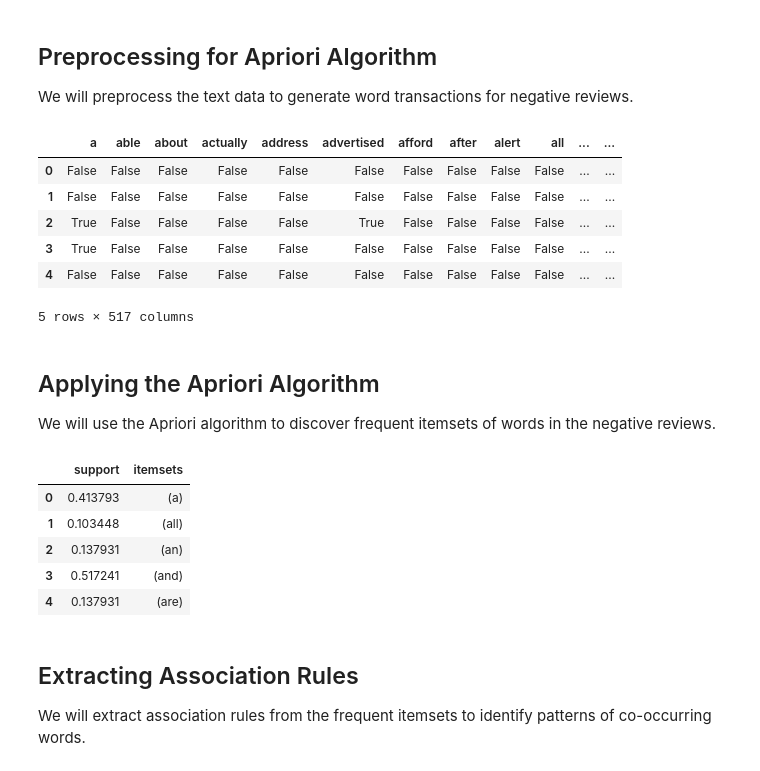
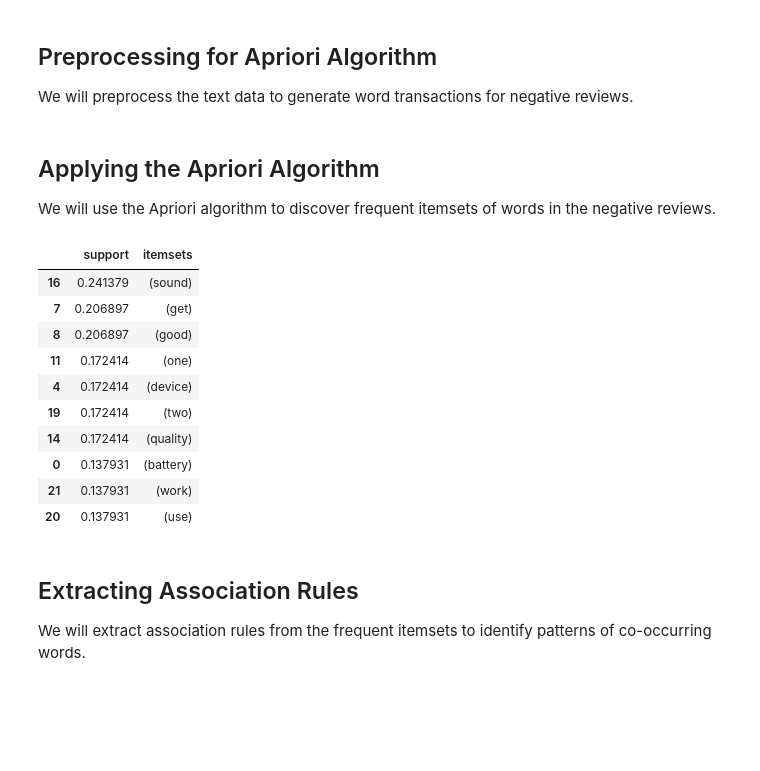
Before and after one commit to ucsd-nlp-mgta415/mgta415-nlp-demo, a Jupyter notebook: notebooks/session2_amazon_reviews_topics.ipynb, the cells around one changed output. Cells and saved outputs as stored; diff of their text form; code cells hidden in the pictures; blank space fills up the shorter version.

```diff
--- a/notebooks/session2_amazon_reviews_topics.ipynb
+++ b/notebooks/session2_amazon_reviews_topics.ipynb
@@ -477,31 +517,33 @@ We will preprocess the text data to generate word transactions for negative revi
 from mlxtend.preprocessing import TransactionEncoder
 from mlxtend.frequent_patterns import apriori
 
-# Function to tokenize text into a list of words
-def tokenize(text):
-    return text.split()
+# Vectorize the text data using TF-IDF
+vectorizer = TfidfVectorizer(max_features=5000)
+X_tfidf = vectorizer.fit_transform(df['cleaned_review'])
 
-# Separate negative reviews
-negative_reviews = df[df['sentiment'] == 0]['cleaned_review']
+# Get feature names (words)
+feature_names = vectorizer.get_feature_names_out()
 
-# Tokenize the negative reviews
-negative_reviews_tokens = negative_reviews.apply(tokenize)
+# Function to get top n words based on TF-IDF scores
+def get_top_n_words(tfidf_matrix, feature_names, top_n):
+    top_words = []
+    for i in range(tfidf_matrix.shape[0]):
+        row = tfidf_matrix.getrow(i)
+        sorted_indices = np.argsort(row.data)[-top_n:]
+        top_words.append([feature_names[idx] for idx in row.indices[sorted_indices]])
+    return top_words
 
-# Convert the tokenized reviews into a format suitable for the Apriori algorithm
+# Get top n words for each review
+top_n = 50  # You can adjust this number
+top_words_per_review = get_top_n_words(X_tfidf, feature_names, top_n)
+
+# Separate top words for negative reviews
+negative_reviews_top_words = [top_words for i, top_words in enumerate(top_words_per_review) if df.iloc[i]['sentiment'] == 0]
+
+# Convert the top words of negative reviews into a format suitable for the Apriori algorithm
 te = TransactionEncoder()
-te_ary = te.fit(negative_reviews_tokens).transform(negative_reviews_tokens)
+te_ary = te.fit(negative_reviews_top_words).transform(negative_reviews_top_words)
 negative_reviews_df = pd.DataFrame(te_ary, columns=te.columns_)
-
-# Display the first few rows of the transactions dataframe
-negative_reviews_df.head()
-# %% [output]
-|  | a | able | about | actually | address | advertised | afford | after | alert | all | ... | ... |
-| 0 | False | False | False | False | False | False | False | False | False | False | ... | ... |
-| 1 | False | False | False | False | False | False | False | False | False | False | ... | ... |
-| 2 | True | False | False | False | False | True | False | False | False | False | ... | ... |
-| 3 | True | False | False | False | False | False | False | False | False | False | ... | ... |
-| 4 | False | False | False | False | False | False | False | False | False | False | ... | ... |
-5 rows × 517 columns
 # %% [markdown]
 ## Applying the Apriori Algorithm
 
@@ -509,16 +551,21 @@ We will use the Apriori algorithm to discover frequent itemsets of words in the
 # %%
 # Apply the Apriori algorithm
 frequent_itemsets = apriori(negative_reviews_df, min_support=0.1, use_colnames=True)
-
-# Display the frequent itemsets
-frequent_itemsets.head()
-# %% [output]
-|  | support | itemsets |
-| 0 | 0.413793 | (a) |
-| 1 | 0.103448 | (all) |
-| 2 | 0.137931 | (an) |
-| 3 | 0.517241 | (and) |
-| 4 | 0.137931 | (are) |
+# %%
+# Display the frequent itemsets
+frequent_itemsets.sort_values('support', ascending=False).head(10)
+# %% [output]
+|  | support | itemsets |
+| 16 | 0.241379 | (sound) |
+| 7 | 0.206897 | (get) |
+| 8 | 0.206897 | (good) |
+| 11 | 0.172414 | (one) |
+| 4 | 0.172414 | (device) |
+| 19 | 0.172414 | (two) |
+| 14 | 0.172414 | (quality) |
+| 0 | 0.137931 | (battery) |
+| 21 | 0.137931 | (work) |
+| 20 | 0.137931 | (use) |
 # %% [markdown]
 ## Extracting Association Rules
 
```
Also changed, not shown: parts of 11 cells of this notebook.
